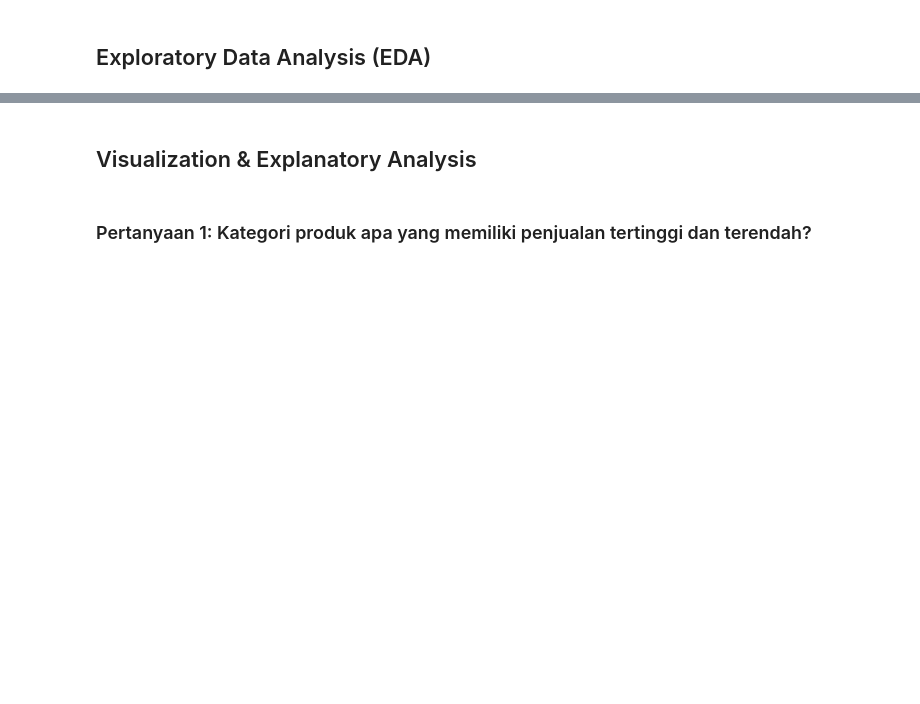
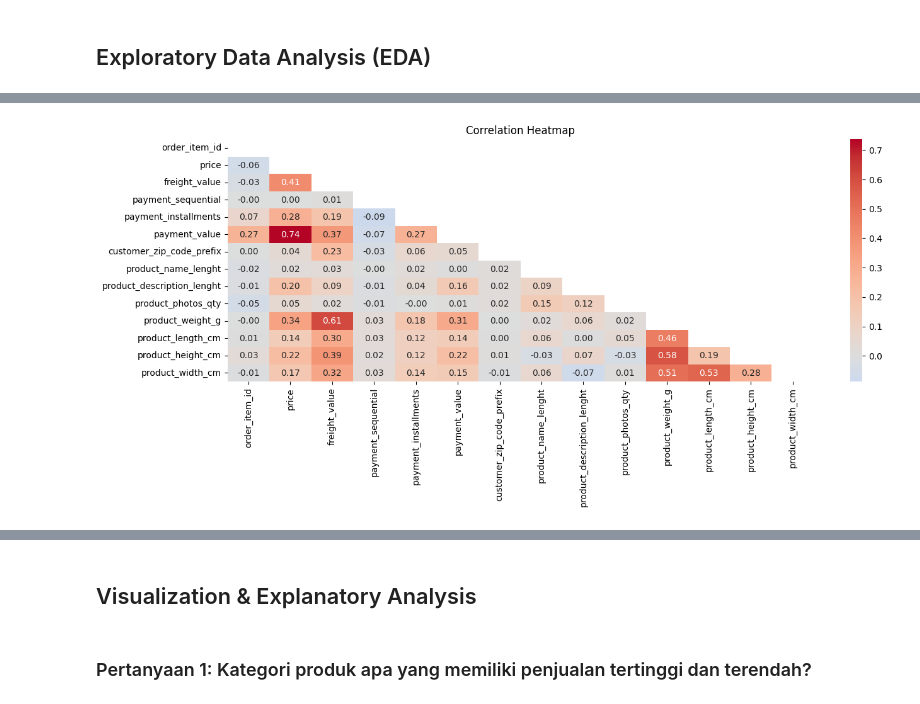
Before and after one commit to Mufidz04/analyst-ecommerce-dicods, a Jupyter notebook: Proyek_Analisis_Data.ipynb, the cells around one changed output, grey strips where cells are left out. Drawn from its saved outputs; the diff is of its cells as text; code cells hidden in the pictures; blank space fills up the shorter version.

```diff
--- a/Proyek_Analisis_Data.ipynb
+++ b/Proyek_Analisis_Data.ipynb
@@ -225,0 +360,4 @@ dtype: int64
+# %%
+# Hapus kolom product_category_name jika tidak diperlukan
+all_products_df.drop(columns=['product_category_name'], inplace=True)
+all_products_df
@@ -260,5 +430,5 @@ dtype: int64
 # %%
 # Hapus data yang missing value
-products_df.dropna(axis=0, inplace=True)
+all_products_df.dropna(axis=0, inplace=True)
 # %%
 # Cek missing value
@@ -469,0 +564,9 @@ products_df.describe()
+# %%
+fig, axe = plt.subplots(figsize=(15,5))
+correlation_matrix = all_data.corr(numeric_only=True)
+mask = np.triu(np.ones_like(correlation_matrix, dtype=bool))
+sns.heatmap(correlation_matrix, annot=True, mask=mask, cmap="coolwarm", center=0, fmt=".2f")
+plt.title("Correlation Heatmap")
+plt.show()
+# %% [output]
+[figure, added]
```
Also changed, not shown: parts of 73 cells of this notebook, 1 other file.
